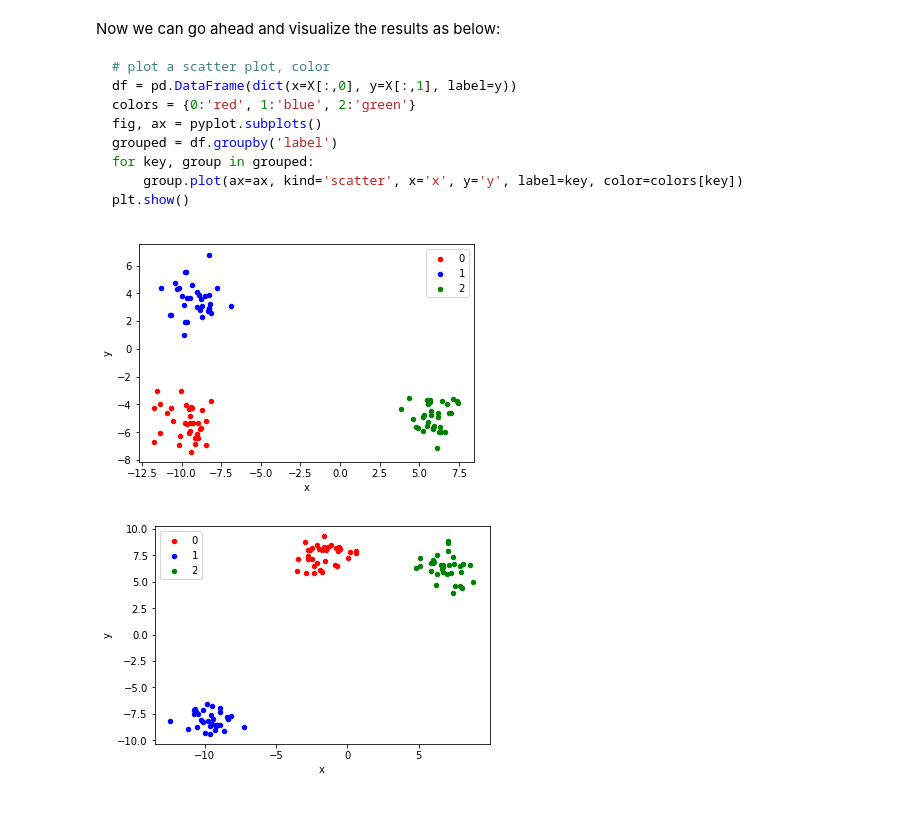
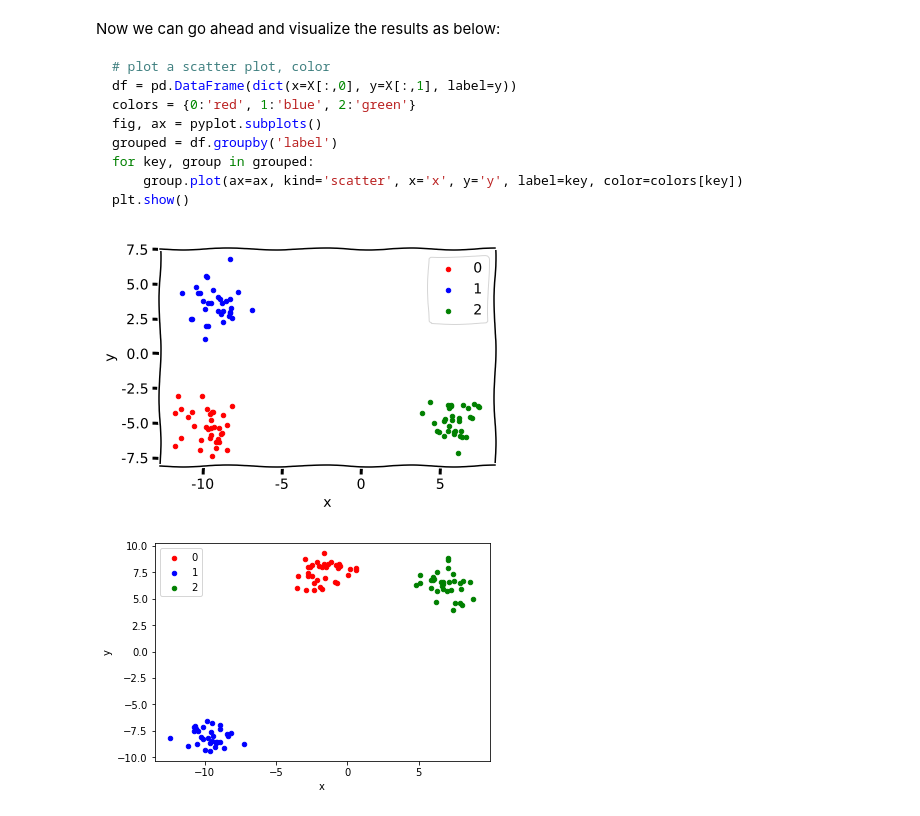
Before and after one commit to AlecMorgan/dsc-2-23-05-data-generation-process-code-along-seattle-ds-career-040119, a Jupyter notebook: index.ipynb, the cells around one changed output. Drawn from its saved outputs; the diff is of its cells as text; code cells hidden in the pictures.

````diff
--- a/index.ipynb
+++ b/index.ipynb
@@ -59,16 +59,16 @@ for key, group in grouped:
 plt.show()
 ```
 # %%
-df = pd.DataFrame(dict(x=X[:,0], y=y[:,1], label=y))
+df = pd.DataFrame(dict(x=X[:,0], y=X[:,1], label=y))
 with plt.xkcd():
     colors = {0:'red', 1:'blue', 2:'green'}
     fig, ax = plt.subplots()
     grouped = df.groupby('label')
     for key, group in grouped:
         group.plot(ax=ax, kind='scatter', x='x', y='y', label=key, color=colors[key])
     plt.show()
 # %% [output]
-[figure, old version]
+[figure, new version]
 # %%
 # Code here
 # %% [output]
````
